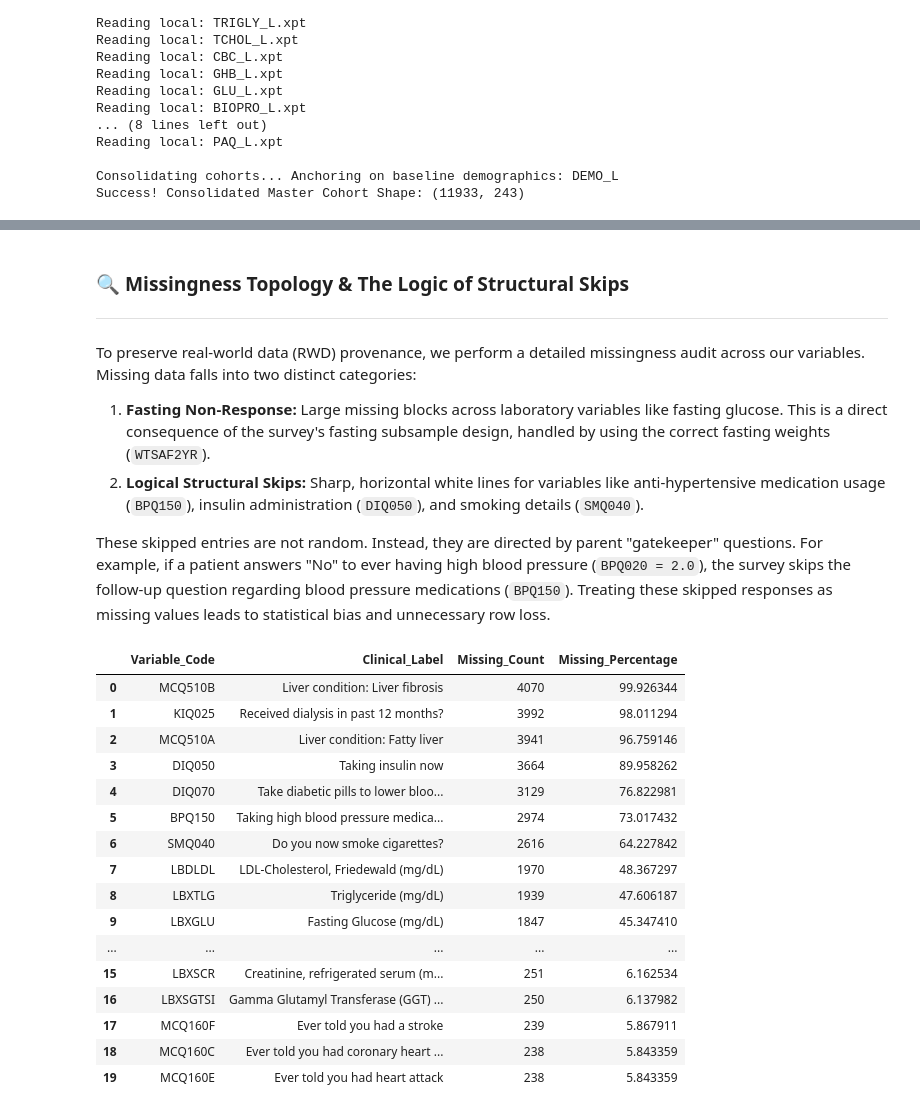
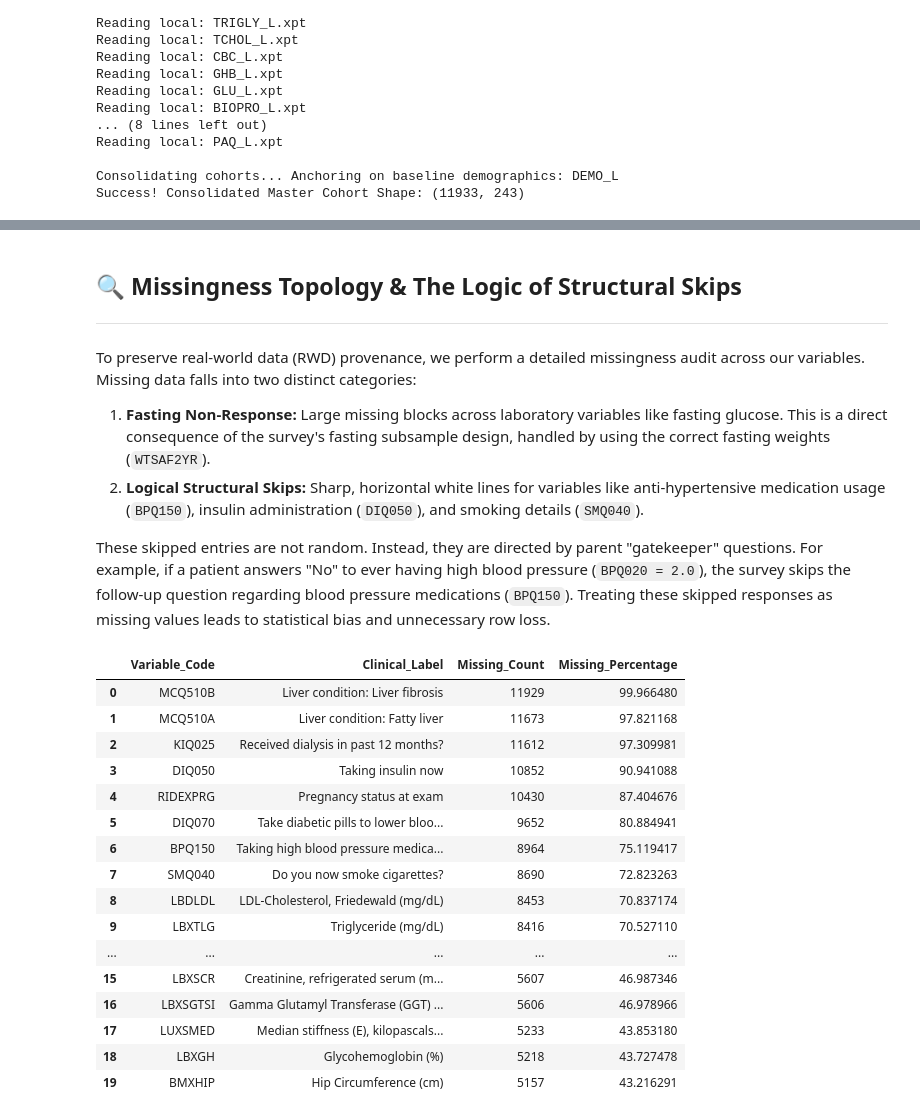
Before and after one commit to enaromd/clinical-obesity, a Jupyter notebook: notebooks/01_prepare.ipynb, the cells around one changed output, grey strips where cells are left out. Cells and saved outputs as stored; diff of their text form; code cells hidden in the pictures.

```diff
--- a/notebooks/01_prepare.ipynb
+++ b/notebooks/01_prepare.ipynb
@@ -52,7 +52,7 @@ class Loader:
 
     def batch_load(self, encoding="latin1"):
         """
-        Reads local .xpt files, standardizes patient IDs, and stores metadata maps.
+        Read local .xpt files, standardizes patient IDs, and stores metadata maps.
         """
 
         print("Starting batch-loading pipeline...")
@@ -447,5 +408,12 @@ Secondary cohort: 3854 active records.
+# %%
+# Column selection
+selected_columns = (
+    Selector(master_dataset)
+    .select_features()
+    .get_data()
+)
 # %% [markdown]
-### 🔍 Missingness Topology & The Logic of Structural Skips
+## 🔍 Missingness Topology & The Logic of Structural Skips
 ---
 To preserve real-world data (RWD) provenance, we perform a detailed missingness audit across our variables. Missing data falls into two distinct categories:
 
@@ -455,28 +423,28 @@ To preserve real-world data (RWD) provenance, we perform a detailed missingness
 These skipped entries are not random. Instead, they are directed by parent "gatekeeper" questions. For example, if a patient answers "No" to ever having high blood pressure (`BPQ020 = 2.0`), the survey skips the follow-up question regarding blood pressure medications (`BPQ150`). Treating these skipped responses as missing values leads to statistical bias and unnecessary row loss.
 # %%
 # Instantiate the audit engine by explicitly passing your data and loader metadata
-auditor = Auditor(processed_dataset, metadata_storage=loader.metadata_storage)
+auditor = Auditor(selected_columns, metadata_storage=loader.metadata_storage)
 
 # Run the execution layer and capture the full dataframe output
 missing_data_summary = auditor.column_missingness(head_count=20)
 # %% [output]
 |  | Variable_Code | Clinical_Label | Missing_Count | Missing_Percentage |
-| 0 | MCQ510B | Liver condition: Liver fibrosis | 4070 | 99.926344 |
-| 1 | KIQ025 | Received dialysis in past 12 months? | 3992 | 98.011294 |
-| 2 | MCQ510A | Liver condition: Fatty liver | 3941 | 96.759146 |
-| 3 | DIQ050 | Taking insulin now | 3664 | 89.958262 |
-| 4 | DIQ070 | Take diabetic pills to lower bloo... | 3129 | 76.822981 |
-| 5 | BPQ150 | Taking high blood pressure medica... | 2974 | 73.017432 |
-| 6 | SMQ040 | Do you now smoke cigarettes? | 2616 | 64.227842 |
-| 7 | LBDLDL | LDL-Cholesterol, Friedewald (mg/dL) | 1970 | 48.367297 |
-| 8 | LBXTLG | Triglyceride (mg/dL) | 1939 | 47.606187 |
-| 9 | LBXGLU | Fasting Glucose (mg/dL) | 1847 | 45.347410 |
+| 0 | MCQ510B | Liver condition: Liver fibrosis | 11929 | 99.966480 |
+| 1 | MCQ510A | Liver condition: Fatty liver | 11673 | 97.821168 |
+| 2 | KIQ025 | Received dialysis in past 12 months? | 11612 | 97.309981 |
+| 3 | DIQ050 | Taking insulin now | 10852 | 90.941088 |
+| 4 | RIDEXPRG | Pregnancy status at exam | 10430 | 87.404676 |
+| 5 | DIQ070 | Take diabetic pills to lower bloo... | 9652 | 80.884941 |
+| 6 | BPQ150 | Taking high blood pressure medica... | 8964 | 75.119417 |
+| 7 | SMQ040 | Do you now smoke cigarettes? | 8690 | 72.823263 |
+| 8 | LBDLDL | LDL-Cholesterol, Friedewald (mg/dL) | 8453 | 70.837174 |
+| 9 | LBXTLG | Triglyceride (mg/dL) | 8416 | 70.527110 |
 | ... | ... | ... | ... | ... |
-| 15 | LBXSCR | Creatinine, refrigerated serum (m... | 251 | 6.162534 |
-| 16 | LBXSGTSI | Gamma Glutamyl Transferase (GGT) ... | 250 | 6.137982 |
-| 17 | MCQ160F | Ever told you had a stroke | 239 | 5.867911 |
-| 18 | MCQ160C | Ever told you had coronary heart ... | 238 | 5.843359 |
-| 19 | MCQ160E | Ever told you had heart attack | 238 | 5.843359 |
+| 15 | LBXSCR | Creatinine, refrigerated serum (m... | 5607 | 46.987346 |
+| 16 | LBXSGTSI | Gamma Glutamyl Transferase (GGT) ... | 5606 | 46.978966 |
+| 17 | LUXSMED | Median stiffness (E), kilopascals... | 5233 | 43.853180 |
+| 18 | LBXGH | Glycohemoglobin (%) | 5218 | 43.727478 |
+| 19 | BMXHIP | Hip Circumference (cm) | 5157 | 43.216291 |
 # %%
 demographics = [
     # Respondent Sequence Number (SEQN) as control
```
Also changed, not shown: parts of 20 cells of this notebook, 6 other files.
